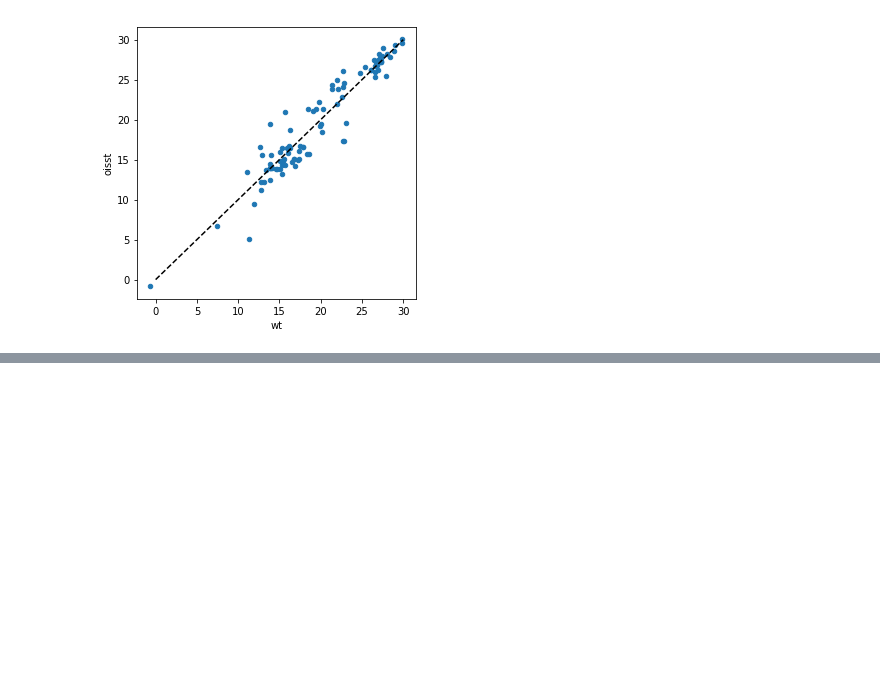
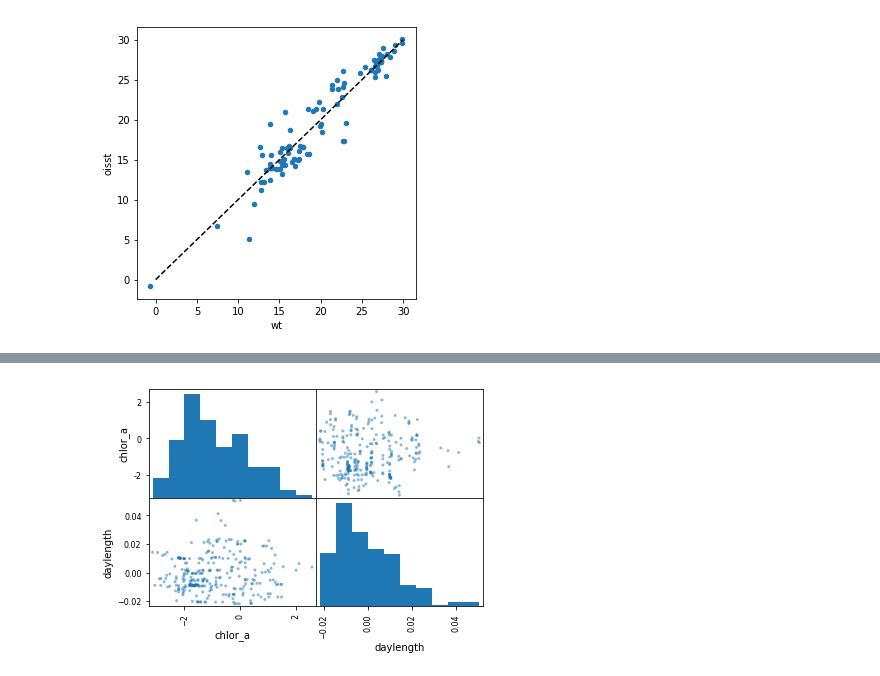
Before and after one commit to madHatter106/IOCS_BUSAN_2019, a Jupyter notebook: Exploration.ipynb, the cells around one changed output, grey strips where cells are left out. Cells and saved outputs as stored; diff of their text form; code cells hidden in the pictures; blank space fills up the shorter version.

```diff
--- a/Exploration.ipynb
+++ b/Exploration.ipynb
@@ -159,0 +182,7 @@ df[['dayofyear']].describe()
+# %%
+cols_s = ['chlor_a', 'daylength']
+df_s = (np.log10(df[cols_s]) - np.log10(df[cols_s].mean(axis=0))) / np.log10(df[cols_s].std(axis=0))
+# %%
+pd.plotting.scatter_matrix(df_s);
+# %% [output]
+[figure, added]
```
Also changed, not shown: parts of 16 cells of this notebook.
